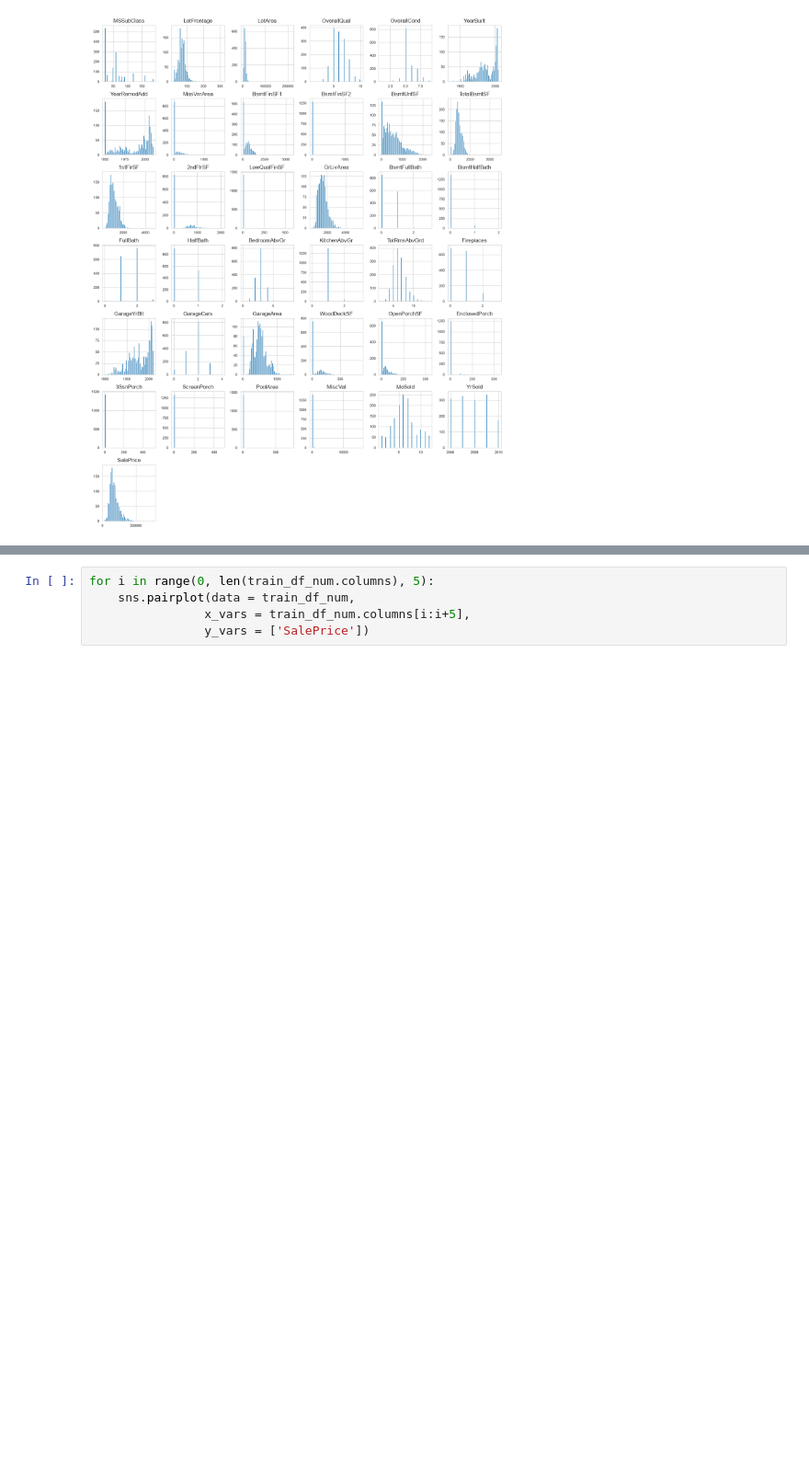
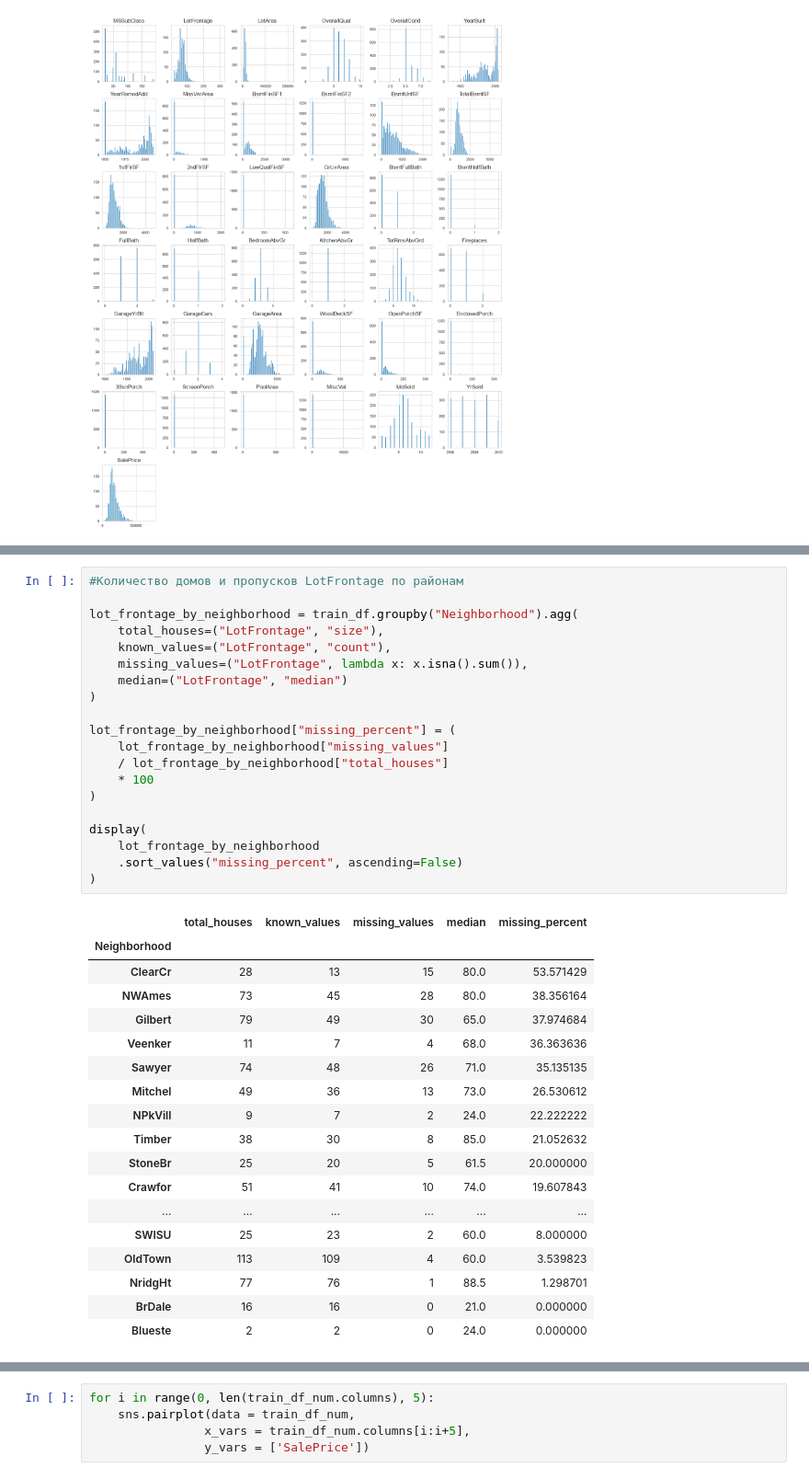
Before and after one commit to Polina-Novichkova/house-prices-ml-pipeline, a Jupyter notebook: notebooks/eda.ipynb, the cells around one changed output, grey strips where cells are left out. Shown at 92% size. Cells and saved outputs as stored; diff of their text form; blank space fills up the shorter version.

```diff
--- a/notebooks/eda.ipynb
+++ b/notebooks/eda.ipynb
@@ -204,0 +472,39 @@ Name: SalePrice, dtype: float64
+# %%
+#Количество домов и пропусков LotFrontage по районам
+
+lot_frontage_by_neighborhood = train_df.groupby("Neighborhood").agg(
+    total_houses=("LotFrontage", "size"),
+    known_values=("LotFrontage", "count"),
+    missing_values=("LotFrontage", lambda x: x.isna().sum()),
+    median=("LotFrontage", "median")
+)
+
+lot_frontage_by_neighborhood["missing_percent"] = (
+    lot_frontage_by_neighborhood["missing_values"]
+    / lot_frontage_by_neighborhood["total_houses"]
+    * 100
+)
+
+display(
+    lot_frontage_by_neighborhood
+    .sort_values("missing_percent", ascending=False)
+)
+# %% [output]
+|  | total_houses | known_values | missing_values | median | missing_percent |
+| Neighborhood |  |  |  |  |  |
+| ClearCr | 28 | 13 | 15 | 80.0 | 53.571429 |
+| NWAmes | 73 | 45 | 28 | 80.0 | 38.356164 |
+| Gilbert | 79 | 49 | 30 | 65.0 | 37.974684 |
+| Veenker | 11 | 7 | 4 | 68.0 | 36.363636 |
+| Sawyer | 74 | 48 | 26 | 71.0 | 35.135135 |
+| Mitchel | 49 | 36 | 13 | 73.0 | 26.530612 |
+| NPkVill | 9 | 7 | 2 | 24.0 | 22.222222 |
+| Timber | 38 | 30 | 8 | 85.0 | 21.052632 |
+| StoneBr | 25 | 20 | 5 | 61.5 | 20.000000 |
+| Crawfor | 51 | 41 | 10 | 74.0 | 19.607843 |
+| ... | ... | ... | ... | ... | ... |
+| SWISU | 25 | 23 | 2 | 60.0 | 8.000000 |
+| OldTown | 113 | 109 | 4 | 60.0 | 3.539823 |
+| NridgHt | 77 | 76 | 1 | 88.5 | 1.298701 |
+| BrDale | 16 | 16 | 0 | 21.0 | 0.000000 |
+| Blueste | 2 | 2 | 0 | 24.0 | 0.000000 |
```
Also changed, not shown: parts of 19 cells of this notebook, 1 other file.
